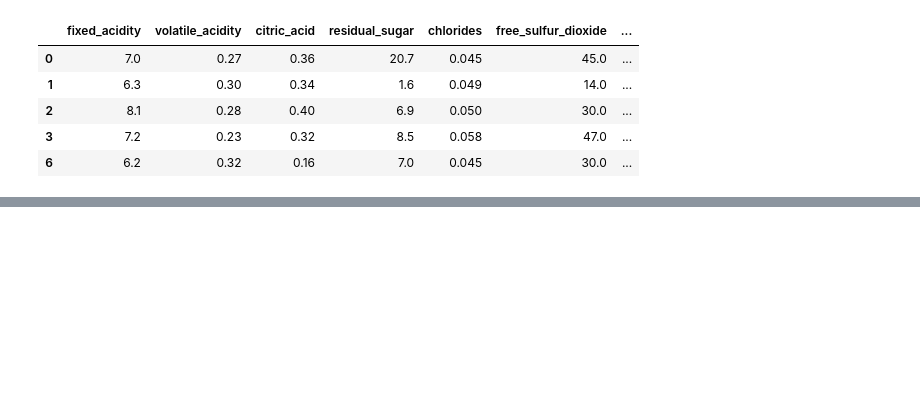
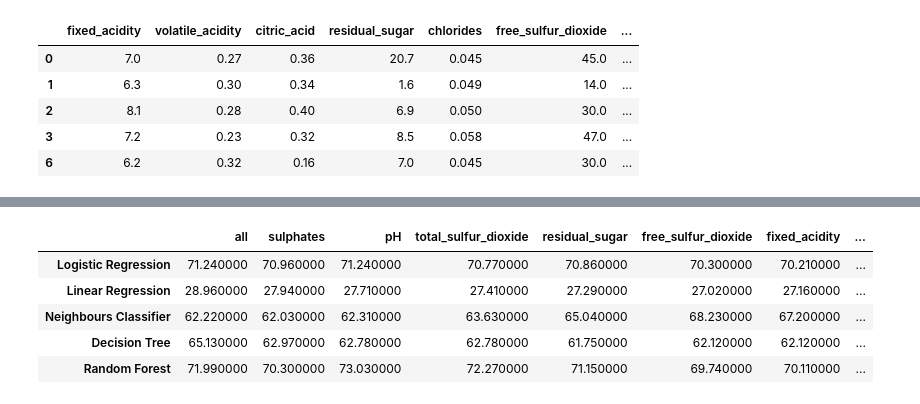
Before and after one commit to baz263/winery_project, a Jupyter notebook: ML_02.ipynb, the cells around one changed output, grey strips where cells are left out. Cells and saved outputs as stored; diff of their text form; code cells hidden in the pictures; blank space fills up the shorter version.

```diff
--- a/ML_02.ipynb
+++ b/ML_02.ipynb
@@ -308,0 +357,31 @@ using our '''
+# %%
+''' using a for loop we will remove one column at a time based on the columns correlation with our target depenedent variable
+using our corr_list_names variable '''
+for val in corr_list_names[:-1]:
+    ml_df = ml_df.drop([val], axis = 1)
+    X_train, x_test, Y_train, y_test = train_test_split( ml_df.iloc[:,:-1],ml_df.iloc[:, -1:], test_size = 0.2, random_state = 42)
+    comparison_df[val] = [log_regress(X_train, Y_train, x_test, y_test, False),
+    lin_reg(X_train, Y_train, x_test, y_test),
+    neigh_class(X_train, Y_train, x_test, y_test, False),
+    dec_tree(X_train, Y_train, x_test, y_test, False),
+    ran_forest(X_train, Y_train, x_test, y_test, False)]
+
+#backwards elimination
+# %%
+'''adding a style to highlight teh highest value in each row'''
+
+def highlight_max(s):
+    is_max = s == s.max()
+    return ['background-color: lightyellow' if v else '' for v in is_max]
+
+
+comparison_df = comparison_df.style.apply(highlight_max, axis = 1)
+
+display(comparison_df)
+# %% [output]
+|  | all | sulphates | pH | total_sulfur_dioxide | residual_sugar | free_sulfur_dioxide | fixed_acidity | ... |
+| Logistic Regression | 71.240000 | 70.960000 | 71.240000 | 70.770000 | 70.860000 | 70.300000 | 70.210000 | ... |
+| Linear Regression | 28.960000 | 27.940000 | 27.710000 | 27.410000 | 27.290000 | 27.020000 | 27.160000 | ... |
+| Neighbours Classifier | 62.220000 | 62.030000 | 62.310000 | 63.630000 | 65.040000 | 68.230000 | 67.200000 | ... |
+| Decision Tree | 65.130000 | 62.970000 | 62.780000 | 62.780000 | 61.750000 | 62.120000 | 62.120000 | ... |
+| Random Forest | 71.990000 | 70.300000 | 73.030000 | 72.270000 | 71.150000 | 69.740000 | 70.110000 | ... |
```
Also changed, not shown: parts of 39 cells of this notebook, 17 other files.
